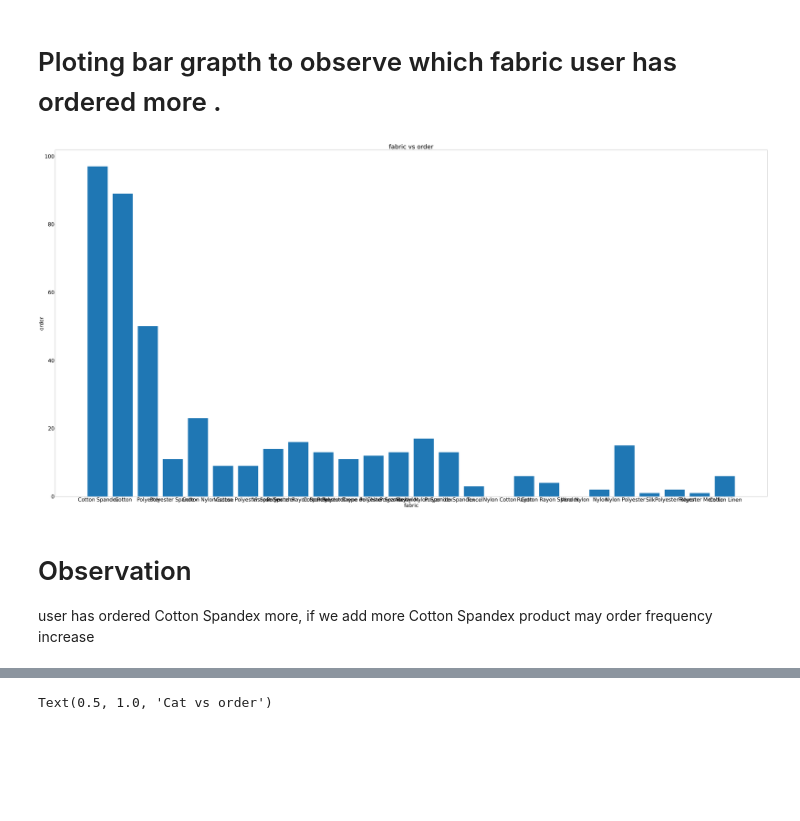
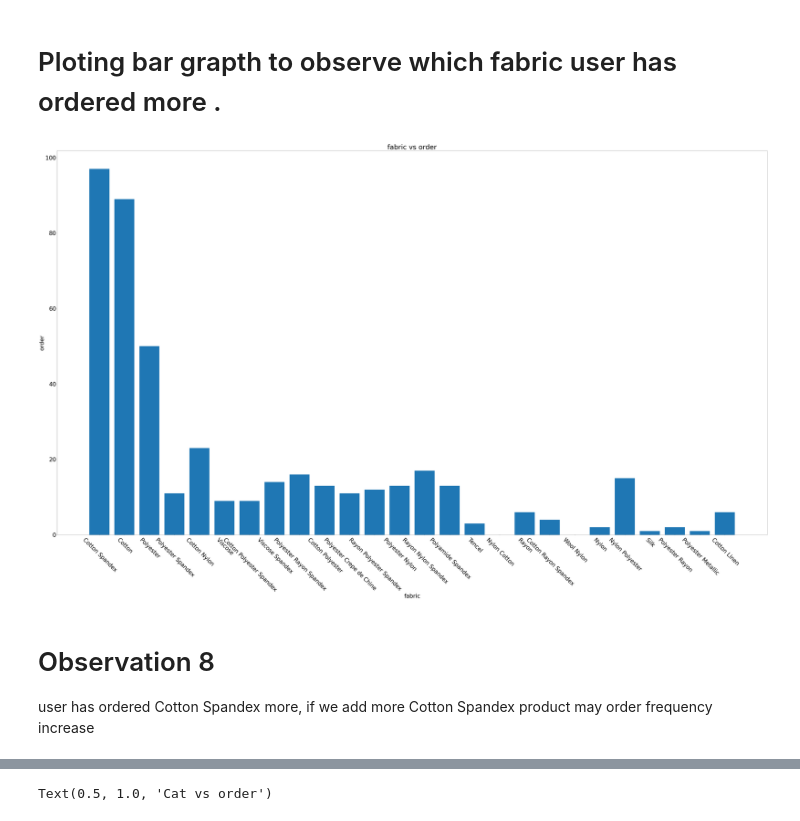
Before and after one commit to prashant0708/Data-Analytics-project, a Jupyter notebook: company raw data_Product discription .ipynb, the cells around one changed output, grey strips where cells are left out. Cells and saved outputs as stored; diff of their text form; code cells hidden in the pictures; blank space fills up the shorter version.

```diff
--- a/company raw data_Product discription .ipynb
+++ b/company raw data_Product discription .ipynb
@@ -189,15 +277,16 @@ df.describe()
 # %% [markdown]
 # Ploting bar grapth to observe which fabric user has ordered more .
 # %%
-fig=plt.figure(figsize=(100,50))
-plt.rcParams.update({'font.size': 40})
+fig=plt.figure(figsize=(90,50))
+plt.rcParams.update({'font.size': 40},)
 plt.bar(df['Fabric'],df['orders'])
 plt.xlabel("fabric")
 plt.ylabel("order")
 plt.title("fabric vs order")
+plt.xticks(rotation=-45)
 plt.show()
 # %% [output]
-[figure, old version]
+[figure, new version]
 # %% [markdown]
-# Observation
+# Observation  8
 user has ordered Cotton Spandex more, if we add more Cotton Spandex product may order frequency increase
```
Also changed, not shown: parts of 33 cells of this notebook, 5 other files.
